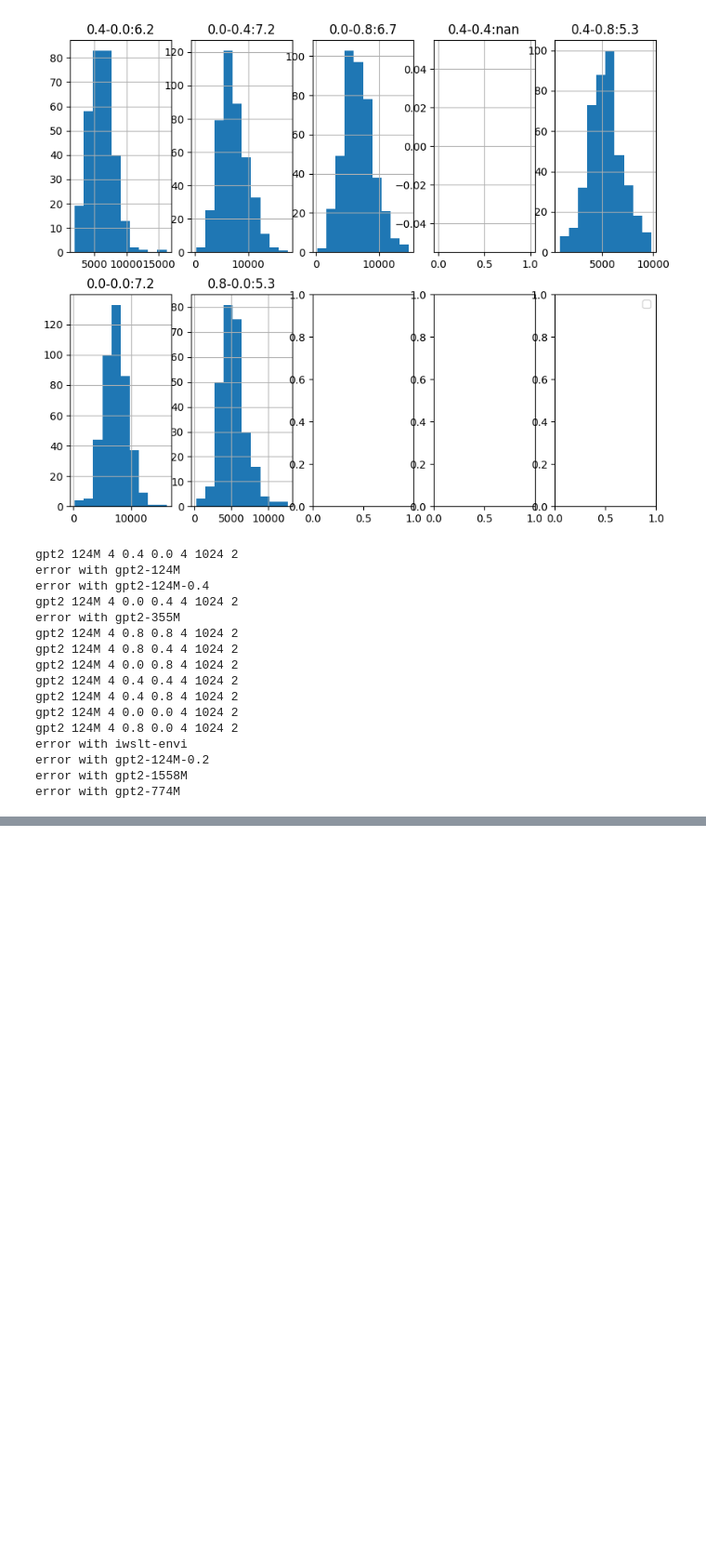
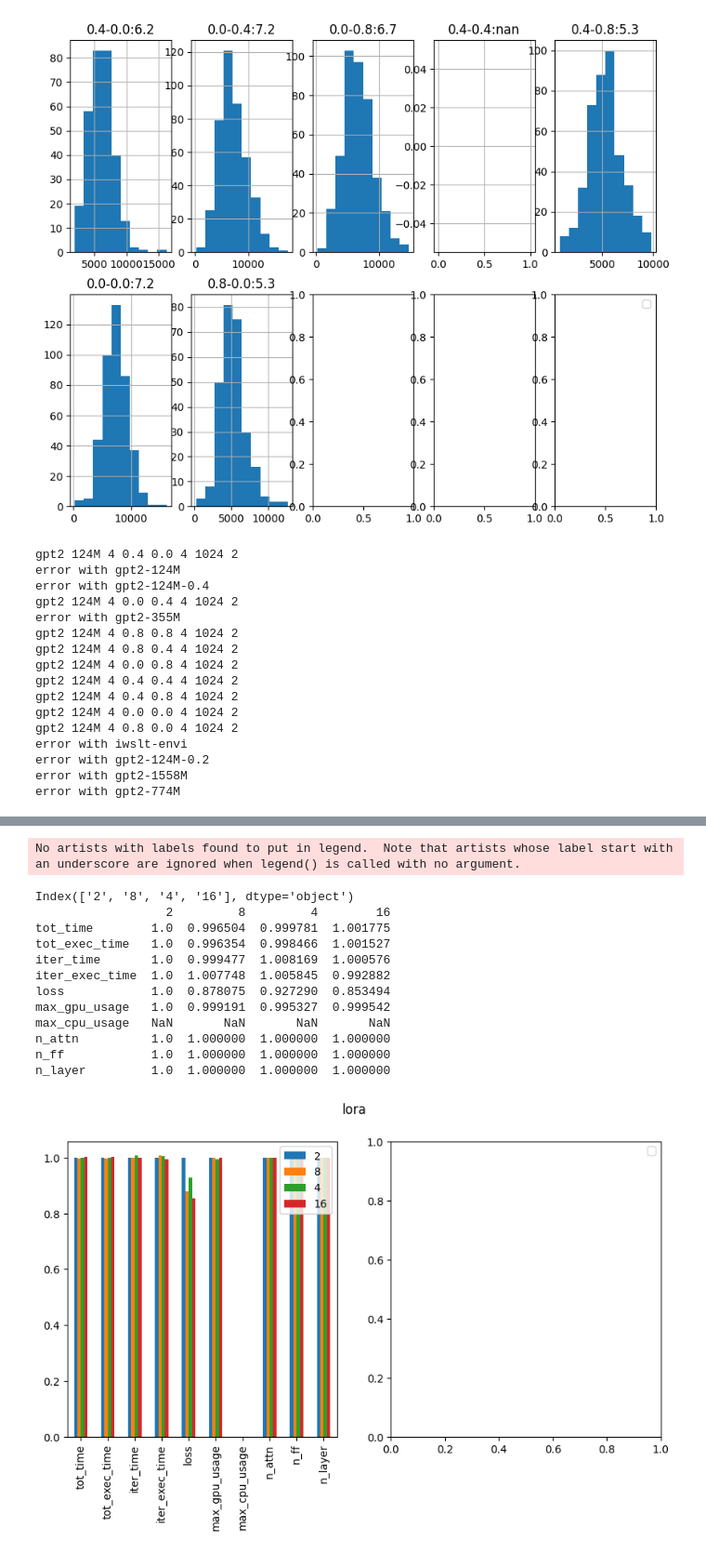
Before and after one commit to gulang2019/dynet-dao, a Jupyter notebook: process.ipynb, the cells around one changed output, grey strips where cells are left out. Shown at 93% size. Cells and saved outputs as stored; diff of their text form; code cells hidden in the pictures; blank space fills up the shorter version.

```diff
--- a/process.ipynb
+++ b/process.ipynb
@@ -178,0 +285,17 @@ NameError: name 'normalized_df' is not defined
+# %%
+plot_loss('models/test-lora', 'max_gpu_usage', ['lora'], True)
+# %% [output]
+No artists with labels found to put in legend.  Note that artists whose label start with an underscore are ignored when legend() is called with no argument.
+Index(['2', '8', '4', '16'], dtype='object')
+                  2         8         4        16
+tot_time        1.0  0.996504  0.999781  1.001775
+tot_exec_time   1.0  0.996354  0.998466  1.001527
+iter_time       1.0  0.999477  1.008169  1.000576
+iter_exec_time  1.0  1.007748  1.005845  0.992882
+loss            1.0  0.878075  0.927290  0.853494
+max_gpu_usage   1.0  0.999191  0.995327  0.999542
+max_cpu_usage   NaN       NaN       NaN       NaN
+n_attn          1.0  1.000000  1.000000  1.000000
+n_ff            1.0  1.000000  1.000000  1.000000
+n_layer         1.0  1.000000  1.000000  1.000000
+[figure, added]
```
Also changed, not shown: parts of 28 cells of this notebook, 10 other files.
